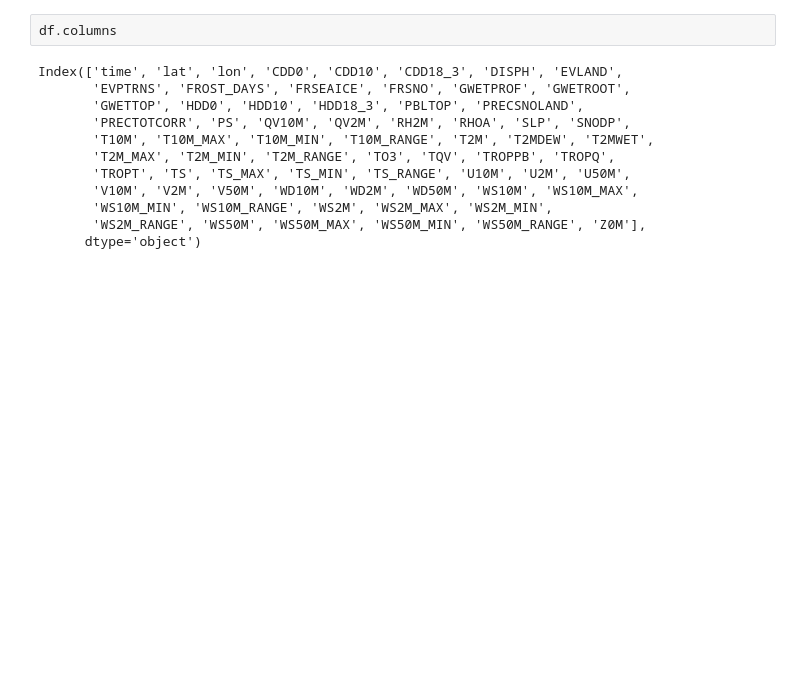
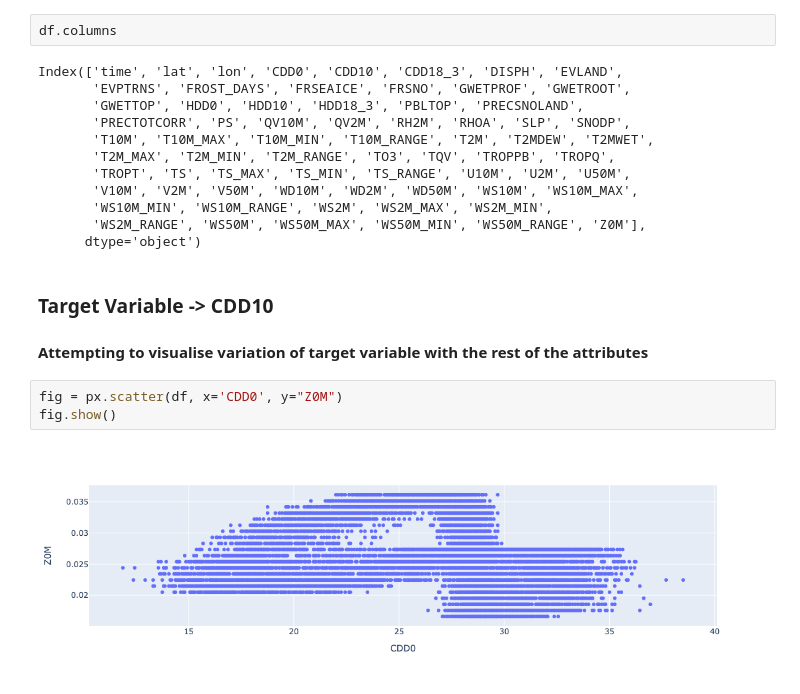
Before and after one commit to sumaniitm/nasa-power-data-exploration, a Jupyter notebook: feature_exploration.ipynb, the cells around one changed output. Drawn from its saved outputs; the diff is of its cells as text; blank space fills up the shorter version.

Commit message:
correlation analysis of CDD0 with rest of the data attributes

```diff
--- a/feature_exploration.ipynb
+++ b/feature_exploration.ipynb
@@ -125,3 +169,11 @@ Index(['time', 'lat', 'lon', 'CDD0', 'CDD10', 'CDD18_3', 'DISPH', 'EVLAND',
        'WS10M_MIN', 'WS10M_RANGE', 'WS2M', 'WS2M_MAX', 'WS2M_MIN',
        'WS2M_RANGE', 'WS50M', 'WS50M_MAX', 'WS50M_MIN', 'WS50M_RANGE', 'Z0M'],
       dtype='object')
+# %% [markdown]
+### Target Variable -> CDD10
+#### Attempting to visualise variation of target variable with the rest of the attributes
+# %%
+fig = px.scatter(df, x='CDD0', y="Z0M")
+fig.show()
+# %% [output]
+[figure, added]
```
Also changed, not shown: parts of 3 cells of this notebook.
